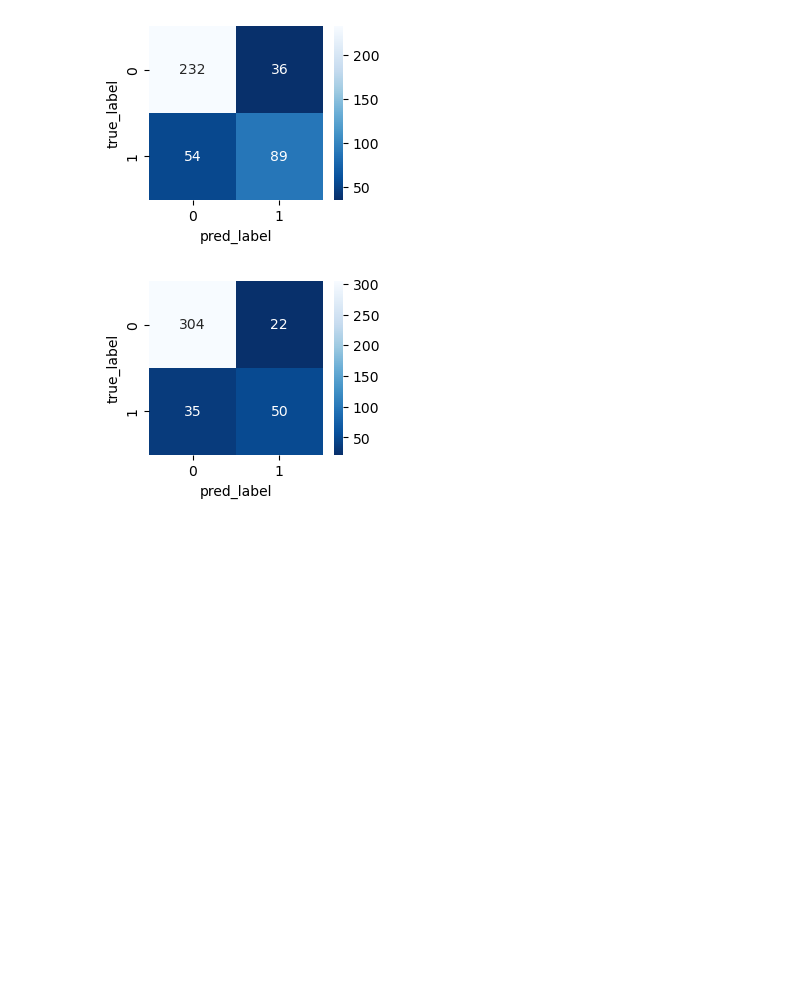
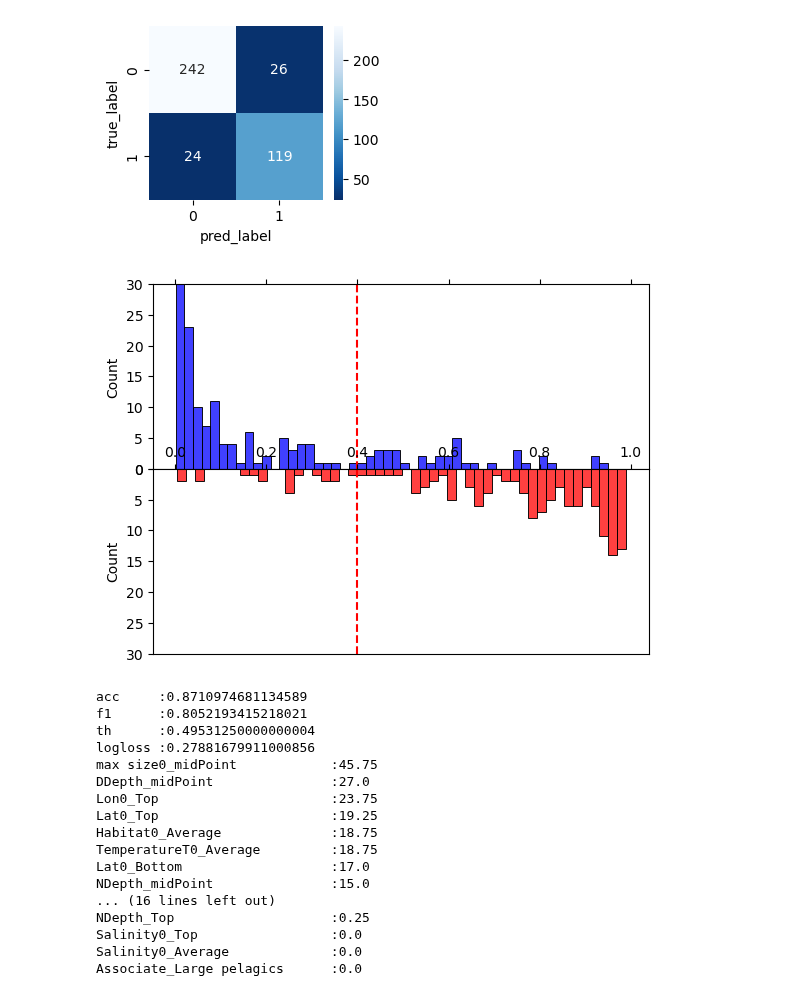
Before and after one commit to Tat1209/Research, a Jupyter notebook: app/sakana_ml/level8_ml/ml.ipynb, the cells around one changed output. Cells and saved outputs as stored; diff of their text form; code cells hidden in the pictures; blank space fills up the shorter version.

```diff
--- a/app/sakana_ml/level8_ml/ml.ipynb
+++ b/app/sakana_ml/level8_ml/ml.ipynb
@@ -69,6 +70,7 @@ ys = ys.with_columns(
 # display(ys.columns)
 # %%
 from sklearn.metrics import confusion_matrix, accuracy_score, recall_score, precision_score, f1_score, roc_auc_score, log_loss
+from scipy.optimize import minimize
 
 # テストデータの評価
 class Result:
@@ -80,8 +82,15 @@ class Result:
     def acc(self):
         return accuracy_score(self.val, self.pred)
 
-    def f1(self):
-        return f1_score(self.val, self.pred, average="macro")
+    def f1(self, optimize=False):
+        if optimize:
+            def f1_opt(x):
+                return -f1_score(self.val, self.proba[:, 1] >= x)
+            result = minimize(f1_opt, x0=np.array([0.5]), method="Nelder-Mead")
+            threshold = result["x"].item()
+            return (f1_score(self.val, self.proba[:, 1] >= threshold, average="macro"), threshold)
+        else:
+            return f1_score(self.val, self.pred, average="macro")
 
     def auc(self):
         return roc_auc_score(self.val, self.pred)
@@ -218,6 +227,7 @@ for i, y in enumerate(ys):
                 r = Result(y_val, y_proba)
                 s["acc"].append(r.acc())
                 s["f1"].append(r.f1())
+                # s["f1"].append(r.f1(optimize=True))
                 s["auc"].append(r.auc())
                 s["logloss"].append(r.logloss())
                 s["cm"].append(r.cm())
@@ -232,6 +242,7 @@ for i, y in enumerate(ys):
         # print(a["logloss"][0])
         # print(a["cm"][0])
 
+        # return a["f1"][0]
         return a["logloss"][0]
 
 
@@ -241,7 +252,7 @@ for i, y in enumerate(ys):
         direction='minimize',
         load_if_exists=True,
     )
-    study.optimize(objective, n_trials=1)
+    study.optimize(objective, n_trials=50)
 
     params = {
         "boosting_type": "gbdt",
@@ -278,6 +289,8 @@ for i, y in enumerate(ys):
 # Using scikit-learn API
 df_pred = df[:-4]
 df_probas = None
+
+
 
 for y, params in zip(ys, params_list):
 
@@ -297,8 +310,12 @@ for y, params in zip(ys, params_list):
 
             r = Result(y_val, y_proba)
             s["acc"].append(r.acc())
-            s["f1"].append(r.f1())
-            s["auc"].append(r.auc())
+            f1_s, th = r.f1(optimize=True)
+            s["f1"].append(f1_s)
+            s["th"].append(th)
+            # s["f1"].append(r.f1(optimize=True))
+            # s["f1"].append(r.f1())
+            # s["auc"].append(r.auc())
             s["logloss"].append(r.logloss())
             s["cm"].append(r.cm())
             s["proba"].append(r.proba)
@@ -330,4 +347,24 @@ for y, params in zip(ys, params_list):
     ax = sns.heatmap(a["cm"][0], annot=True, cbar=True, square=True, fmt=".0f", cmap="Blues_r", xticklabels=list(range(a["cm"][0].shape[0])), yticklabels=list(range(a["cm"][0].shape[1])))
     ax.set_xlabel("pred_label")
     ax.set_ylabel("true_label")
+
+
+    fig, axs = plt.subplots(2, sharex=True, gridspec_kw={'hspace': 0})
+
+    axs[0].set_ylim(0, 30)  # invert the axis
+    sns.histplot(a["proba"][0][:, 1][y == 0], ax=axs[0], color='blue', bins=50)
+    axs[0].xaxis.tick_top()  # and move the X-Axis
+
+    axs[1].set_ylim(axs[0].get_ylim()[::-1])  # invert the axis
+    sns.histplot(a["proba"][0][:, 1][y == 1], ax=axs[1], color='red', bins=50)
+    axs[1].xaxis.tick_top()  # and move the X-Axis
+
+    axs[0].axvline(x=0.4, color='r', linestyle='--')
+    axs[1].axvline(x=0.4, color='r', linestyle='--')
+
+# Remove space between subplots
+    plt.subplots_adjust(hspace=0)
+
+# Show the plot
+    plt.show()
 # %% [output]
@@ -349,4 +386,21 @@ Associate0_Average            :0.0
 Associate_Floating object     :0.0
 Associate_Large pelagics      :0.0
-[figure, old version]
+[figure, new version]
-[figure, old version]
+[figure, new version]
+acc     :0.8710974681134589
+f1      :0.8052193415218021
+th      :0.49531250000000004
+logloss :0.27881679911000856
+max size0_midPoint            :45.75
+DDepth_midPoint               :27.0
+Lon0_Top                      :23.75
+Lat0_Top                      :19.25
+Habitat0_Average              :18.75
+TemperatureT0_Average         :18.75
+Lat0_Bottom                   :17.0
+NDepth_midPoint               :15.0
+... (16 lines left out)
+NDepth_Top                    :0.25
+Salinity0_Top                 :0.0
+Salinity0_Average             :0.0
+Associate_Large pelagics      :0.0
```
Also changed, not shown: parts of 4 cells of this notebook, 37 other files.
